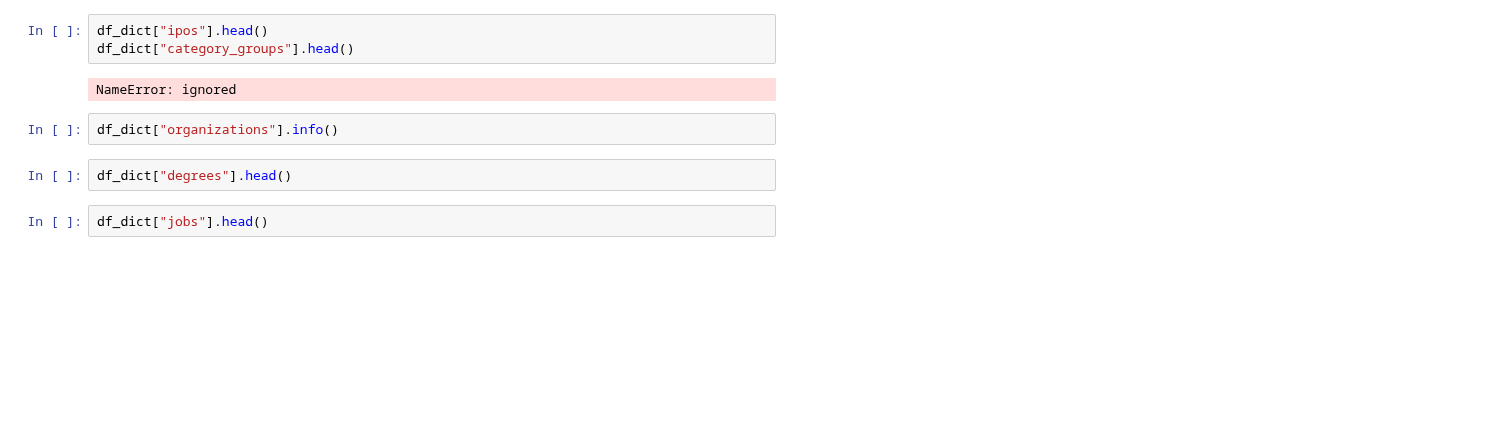
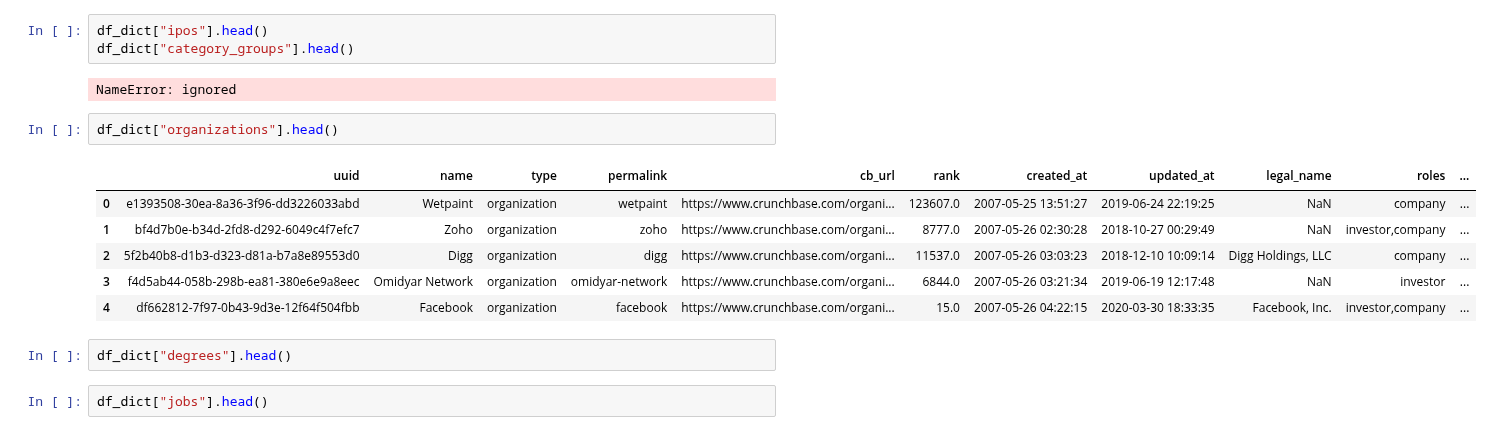
Before and after one commit to siddtheshah/vc_modeling, a Jupyter notebook: founders_features.ipynb, the cells around one changed output. Cells and saved outputs as stored; diff of their text form; blank space fills up the shorter version.

```diff
--- a/founders_features.ipynb
+++ b/founders_features.ipynb
@@ -65,7 +60,14 @@ df_dict["category_groups"].head()
 # %% [output]
 NameError: ignored
 # %%
-df_dict["organizations"].info()
+df_dict["organizations"].head()
+# %% [output]
+|  | uuid | name | type | permalink | cb_url | rank | created_at | updated_at | legal_name | roles | ... |
+| 0 | e1393508-30ea-8a36-3f96-dd3226033abd | Wetpaint | organization | wetpaint | https://www.crunchbase.com/organi... | 123607.0 | 2007-05-25 13:51:27 | 2019-06-24 22:19:25 | NaN | company | ... |
+| 1 | bf4d7b0e-b34d-2fd8-d292-6049c4f7efc7 | Zoho | organization | zoho | https://www.crunchbase.com/organi... | 8777.0 | 2007-05-26 02:30:28 | 2018-10-27 00:29:49 | NaN | investor,company | ... |
+| 2 | 5f2b40b8-d1b3-d323-d81a-b7a8e89553d0 | Digg | organization | digg | https://www.crunchbase.com/organi... | 11537.0 | 2007-05-26 03:03:23 | 2018-12-10 10:09:14 | Digg Holdings, LLC | company | ... |
+| 3 | f4d5ab44-058b-298b-ea81-380e6e9a8eec | Omidyar Network | organization | omidyar-network | https://www.crunchbase.com/organi... | 6844.0 | 2007-05-26 03:21:34 | 2019-06-19 12:17:48 | NaN | investor | ... |
+| 4 | df662812-7f97-0b43-9d3e-12f64f504fbb | Facebook | organization | facebook | https://www.crunchbase.com/organi... | 15.0 | 2007-05-26 04:22:15 | 2020-03-30 18:33:35 | Facebook, Inc. | investor,company | ... |
 # %%
 df_dict["degrees"].head()
 # %%
```
Also changed, not shown: parts of 9 cells of this notebook, 1 other file.
